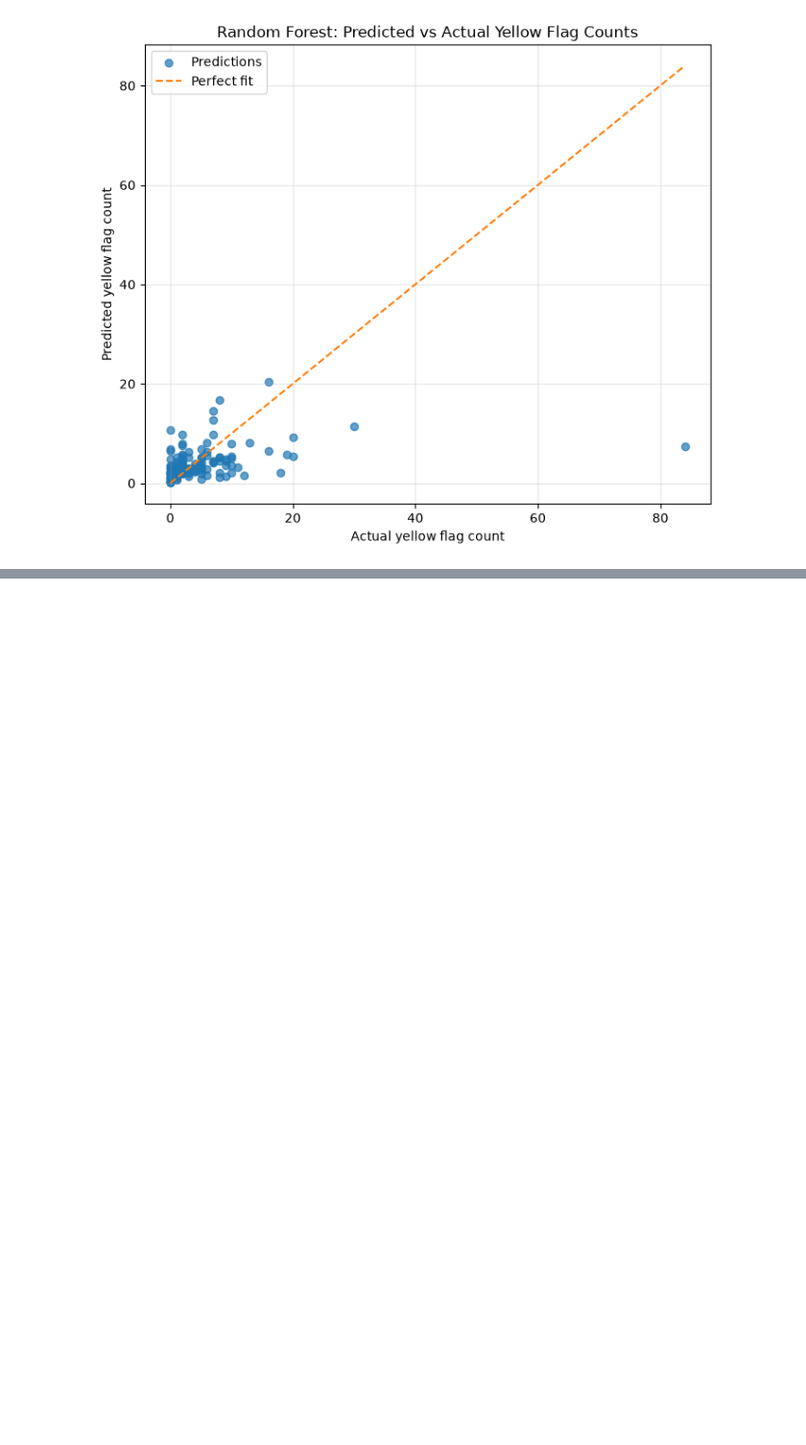
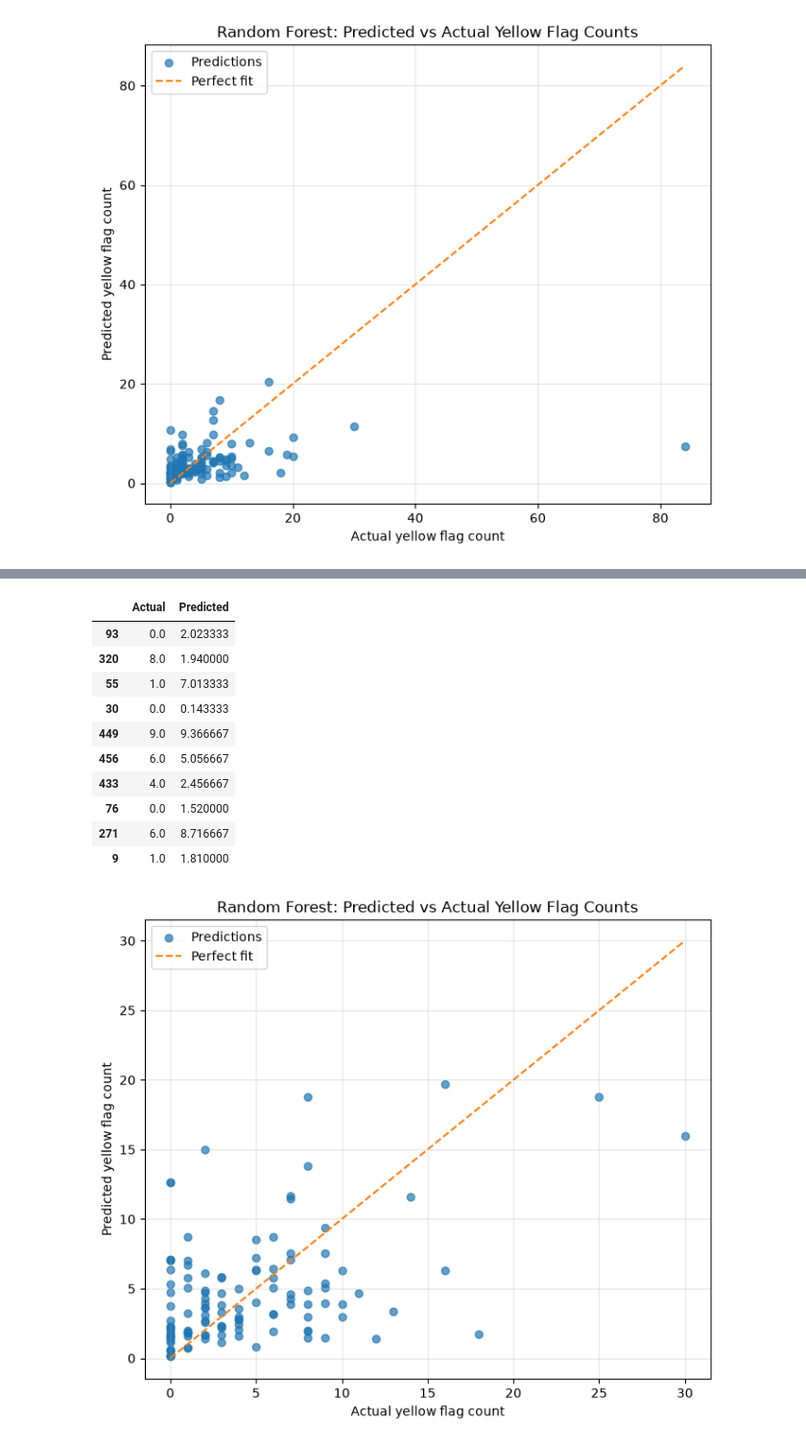
Before and after one commit to Congerm/formula-1-ML-dataset, a Jupyter notebook: initial_fit.ipynb, the cells around one changed output, grey strips where cells are left out. Shown at 96% size. Cells and saved outputs as stored; diff of their text form; code cells hidden in the pictures; blank space fills up the shorter version.

```diff
--- a/initial_fit.ipynb
+++ b/initial_fit.ipynb
@@ -249,3 +249,6 @@ plt.tight_layout()
 | 77 | 0.0 | 3.440000 |
 | 442 | 10.0 | 5.040000 |
 [figure]
+# %%
+data = data.drop(index=459)
+print(f"Dropped index 459; {len(data)} rows remain")
@@ -251,0 +302,17 @@ plt.tight_layout()
+# %%
+rf = Pipeline(
+    [
+        ("prep", preprocess),
+        ("model", RandomForestRegressor(n_estimators=300, random_state=42)),
+    ]
+)
+evaluate("random forest", rf)
+
+# Feature importances, so the README can say what the model relies on.
+names = rf.named_steps["prep"].get_feature_names_out()
+importances = rf.named_steps["model"].feature_importances_
+print("\nTop features:")
+for name, imp in sorted(zip(names, importances), key=lambda t: -t[1])[:8]:
+    print(f"  {name:30s} {imp:.3f}")
+
+print(f"\ntrain rows={len(X_train)}  test rows={len(X_test)}")
@@ -251,0 +352,54 @@ plt.tight_layout()
+# %%
+rf_predictions = rf.predict(X_test)
+
+prediction_comparison = pd.DataFrame(
+    {"Actual": y_test, "Predicted": rf_predictions},
+    index=y_test.index,
+)
+
+display(prediction_comparison.head(10))
+
+fig, ax = plt.subplots(figsize=(7, 6))
+ax.scatter(
+    prediction_comparison["Actual"],
+    prediction_comparison["Predicted"],
+    color="tab:blue",
+    alpha=0.7,
+    label="Predictions",
+)
+
+plot_min = min(
+    prediction_comparison["Actual"].min(),
+    prediction_comparison["Predicted"].min(),
+)
+plot_max = max(
+    prediction_comparison["Actual"].max(),
+    prediction_comparison["Predicted"].max(),
+)
+ax.plot(
+    [plot_min, plot_max],
+    [plot_min, plot_max],
+    color="tab:orange",
+    linestyle="--",
+    label="Perfect fit",
+)
+
+ax.set_title("Random Forest: Predicted vs Actual Yellow Flag Counts")
+ax.set_xlabel("Actual yellow flag count")
+ax.set_ylabel("Predicted yellow flag count")
+ax.legend()
+ax.grid(True, alpha=0.3)
+plt.tight_layout()
+# %% [output]
+|  | Actual | Predicted |
+| 93 | 0.0 | 2.023333 |
+| 320 | 8.0 | 1.940000 |
+| 55 | 1.0 | 7.013333 |
+| 30 | 0.0 | 0.143333 |
+| 449 | 9.0 | 9.366667 |
+| 456 | 6.0 | 5.056667 |
+| 433 | 4.0 | 2.456667 |
+| 76 | 0.0 | 1.520000 |
+| 271 | 6.0 | 8.716667 |
+| 9 | 1.0 | 1.810000 |
+[figure, added]
```
Also changed, not shown: parts of 6 cells of this notebook.
